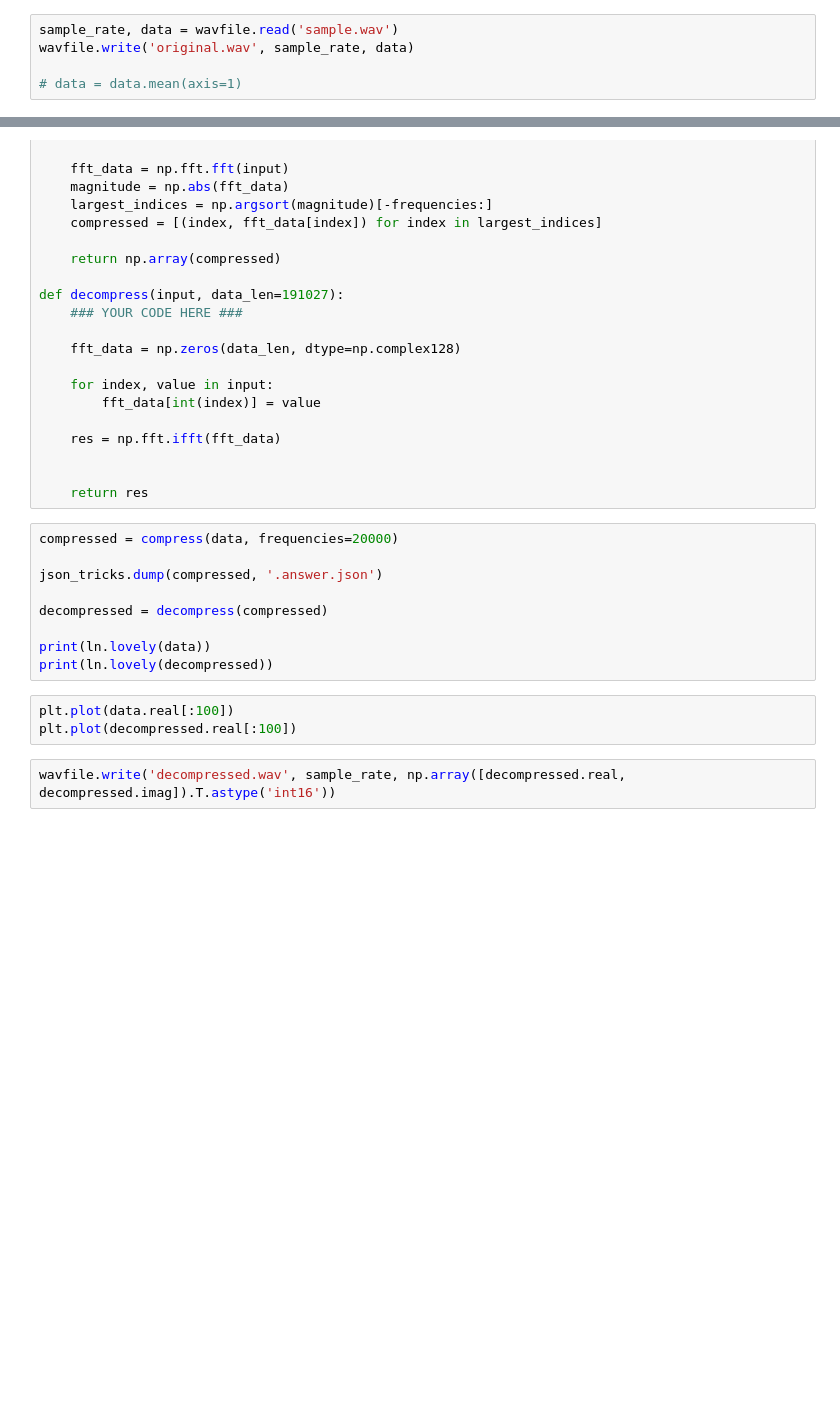
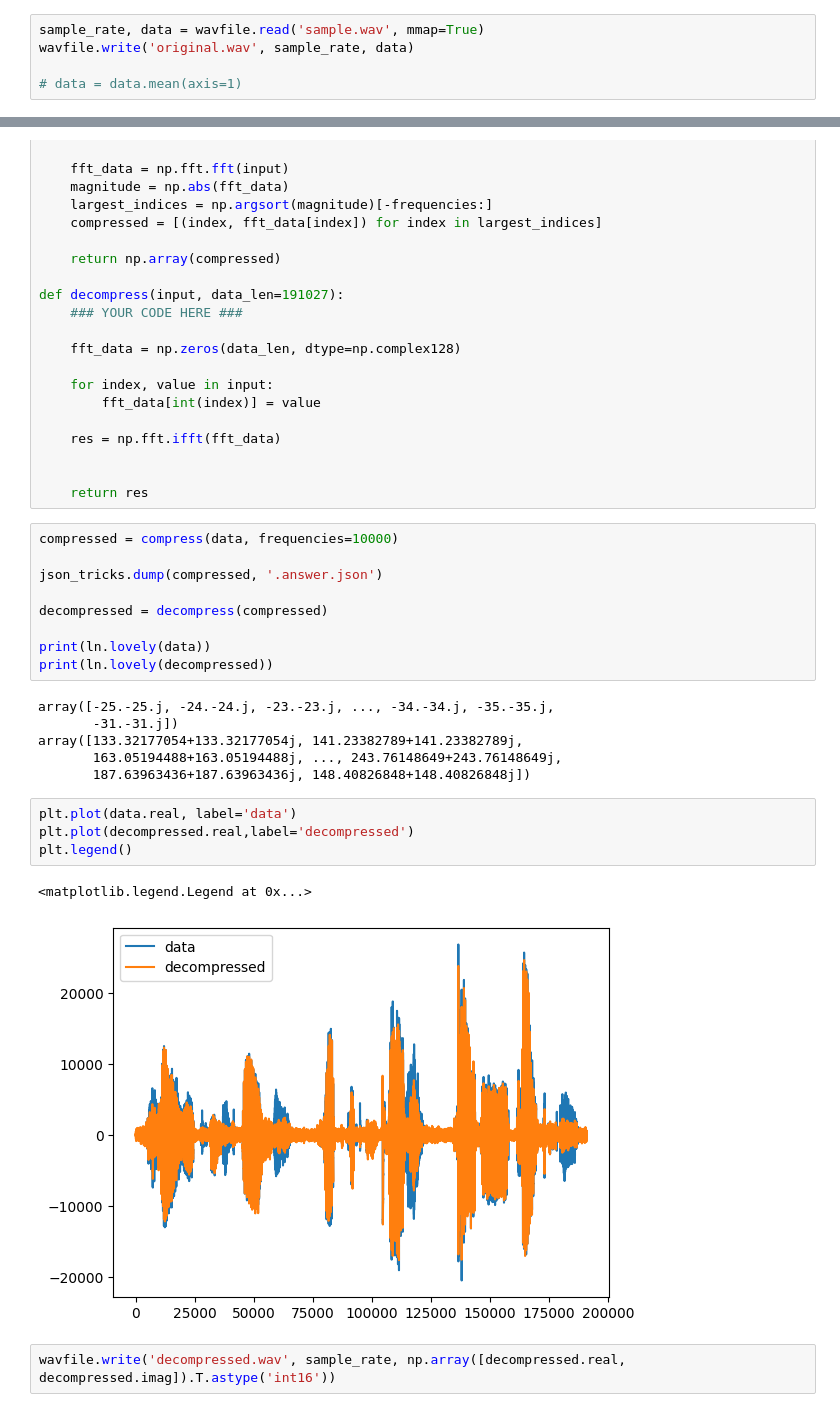
Before and after one commit to levdalba/linear-algebra-part-2, a Jupyter notebook: .laborantum/texts/Linear Algebra Part II/Discrete Fourier Transform/Audio Signal Compression/task.ipynb, the cells around one changed output, grey strips where cells are left out. Saved outputs shown, nothing was run; the diff lists cells and outputs as text; blank space fills up the shorter version.

```diff
--- a/.laborantum/texts/Linear Algebra Part II/Discrete Fourier Transform/Audio Signal Compression/task.ipynb
+++ b/.laborantum/texts/Linear Algebra Part II/Discrete Fourier Transform/Audio Signal Compression/task.ipynb
@@ -26,5 +29,5 @@ An error occurred: Not a WAV file. RIFF form type is b'\x0b\x00WA'.
 # %%
-sample_rate, data = wavfile.read('sample.wav')
+sample_rate, data = wavfile.read('sample.wav', mmap=True)
 wavfile.write('original.wav', sample_rate, data)
 
 # data = data.mean(axis=1)
@@ -61,7 +65,7 @@ def decompress(input, data_len=191027):
 
     return res
 # %%
-compressed = compress(data, frequencies=20000)
+compressed = compress(data, frequencies=10000)
 
 json_tricks.dump(compressed, '.answer.json')
 
@@ -69,9 +73,19 @@ decompressed = decompress(compressed)
 
 print(ln.lovely(data))
 print(ln.lovely(decompressed))
+# %% [output]
+array([-25.-25.j, -24.-24.j, -23.-23.j, ..., -34.-34.j, -35.-35.j,
+       -31.-31.j])
+array([133.32177054+133.32177054j, 141.23382789+141.23382789j,
+       163.05194488+163.05194488j, ..., 243.76148649+243.76148649j,
+       187.63963436+187.63963436j, 148.40826848+148.40826848j])
 # %%
-plt.plot(data.real[:100])
-plt.plot(decompressed.real[:100])
+plt.plot(data.real, label='data')
+plt.plot(decompressed.real,label='decompressed')
+plt.legend()
+# %% [output]
+<matplotlib.legend.Legend at 0x...>
+[figure, added]
 # %%
 wavfile.write('decompressed.wav', sample_rate, np.array([decompressed.real, decompressed.imag]).T.astype('int16'))
 # %%
```
Also changed, not shown: parts of 6 cells of this notebook, 11 other files.
